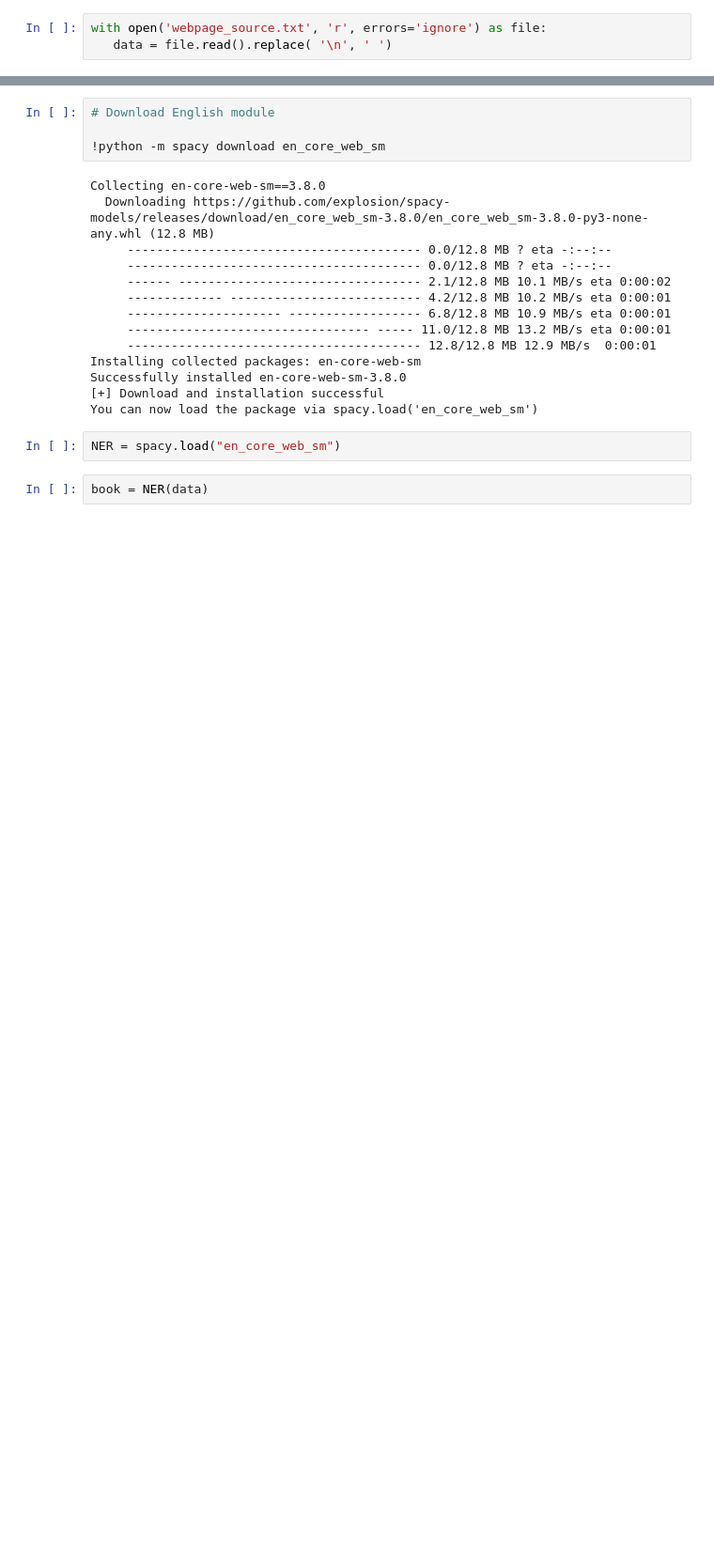
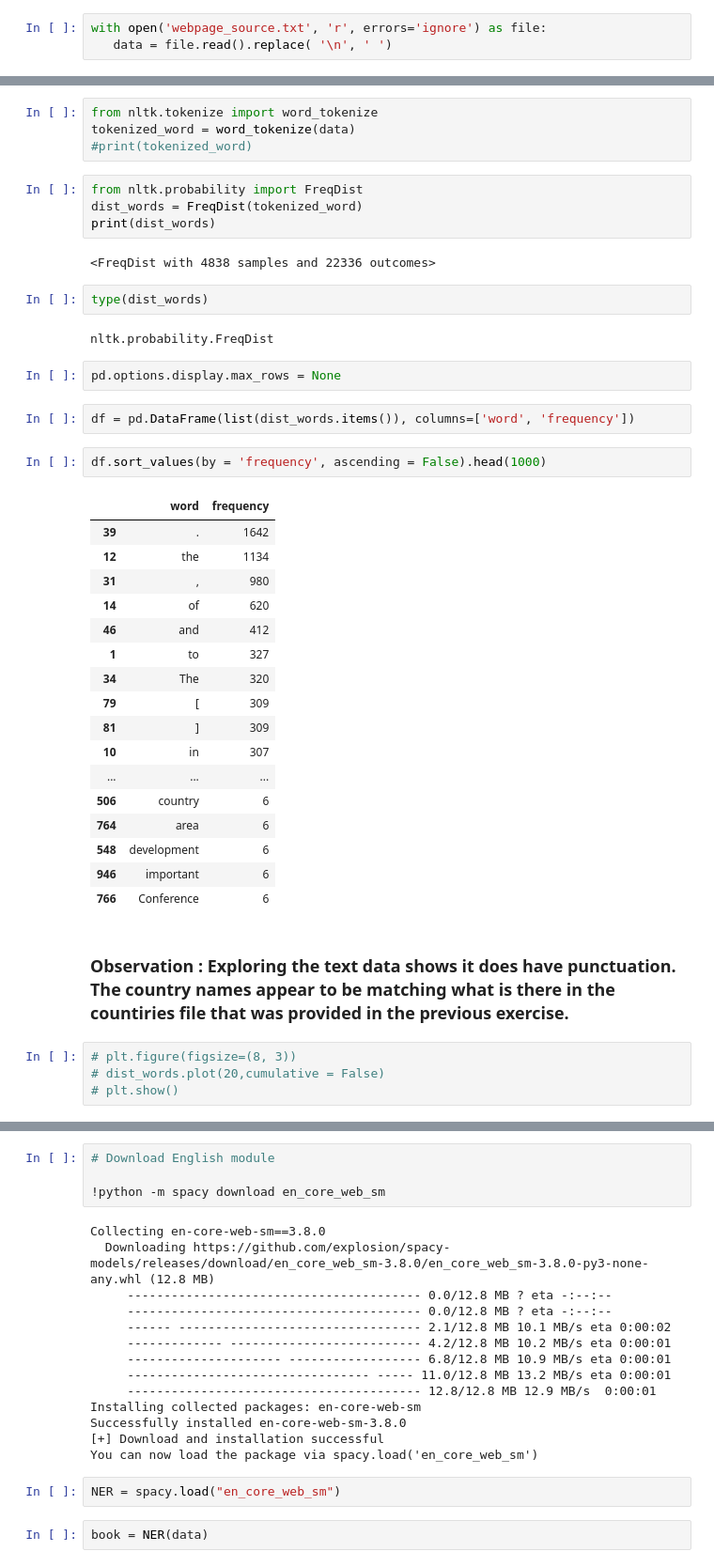
Before and after one commit to banerjee-mallika/20th-century, a Jupyter notebook: network_analysis.ipynb, the cells around one changed output, grey strips where cells are left out. Shown at 94% size. Drawn from its saved outputs; the diff is of its cells as text; blank space fills up the shorter version.

```diff
--- a/network_analysis.ipynb
+++ b/network_analysis.ipynb
@@ -17,0 +42,44 @@ data
+# %%
+from nltk.tokenize import word_tokenize
+tokenized_word = word_tokenize(data)
+#print(tokenized_word)
+# %%
+from nltk.probability import FreqDist
+dist_words = FreqDist(tokenized_word)
+print(dist_words)
+# %% [output]
+<FreqDist with 4838 samples and 22336 outcomes>
+# %%
+type(dist_words)
+# %% [output]
+nltk.probability.FreqDist
+# %%
+pd.options.display.max_rows = None
+# %%
+df = pd.DataFrame(list(dist_words.items()), columns=['word', 'frequency'])
+# %%
+df.sort_values(by = 'frequency', ascending = False).head(1000)
+# %% [output]
+|  | word | frequency |
+| 39 | . | 1642 |
+| 12 | the | 1134 |
+| 31 | , | 980 |
+| 14 | of | 620 |
+| 46 | and | 412 |
+| 1 | to | 327 |
+| 34 | The | 320 |
+| 79 | [ | 309 |
+| 81 | ] | 309 |
+| 10 | in | 307 |
+| ... | ... | ... |
+| 506 | country | 6 |
+| 764 | area | 6 |
+| 548 | development | 6 |
+| 946 | important | 6 |
+| 766 | Conference | 6 |
+# %% [markdown]
+### Observation : Exploring the text data shows it does have punctuation. The country names appear to be matching what is there in the countiries file that was provided in the previous exercise.
+# %%
+# plt.figure(figsize=(8, 3))
+# dist_words.plot(20,cumulative = False)
+# plt.show()
```
Also changed, not shown: parts of 15 cells of this notebook, 12 other files.
